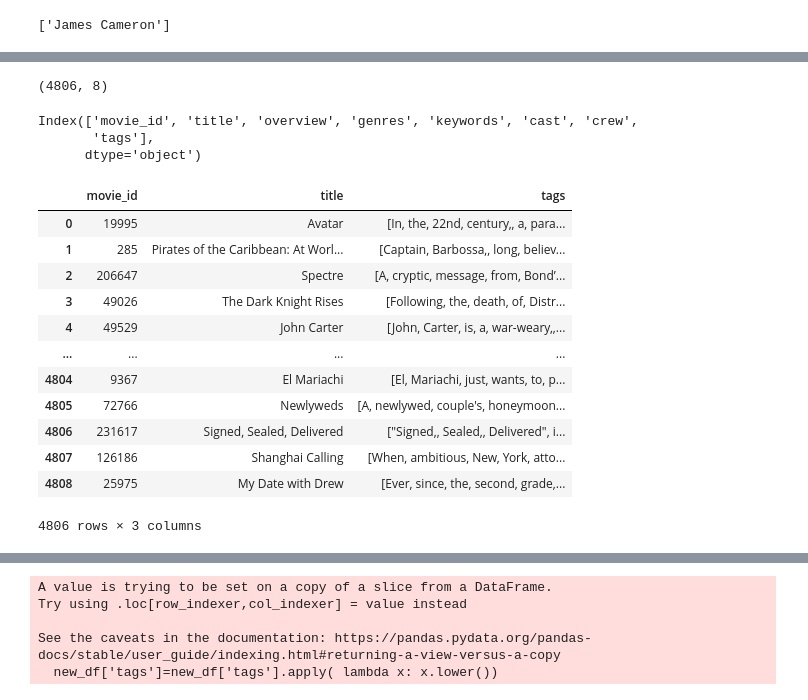
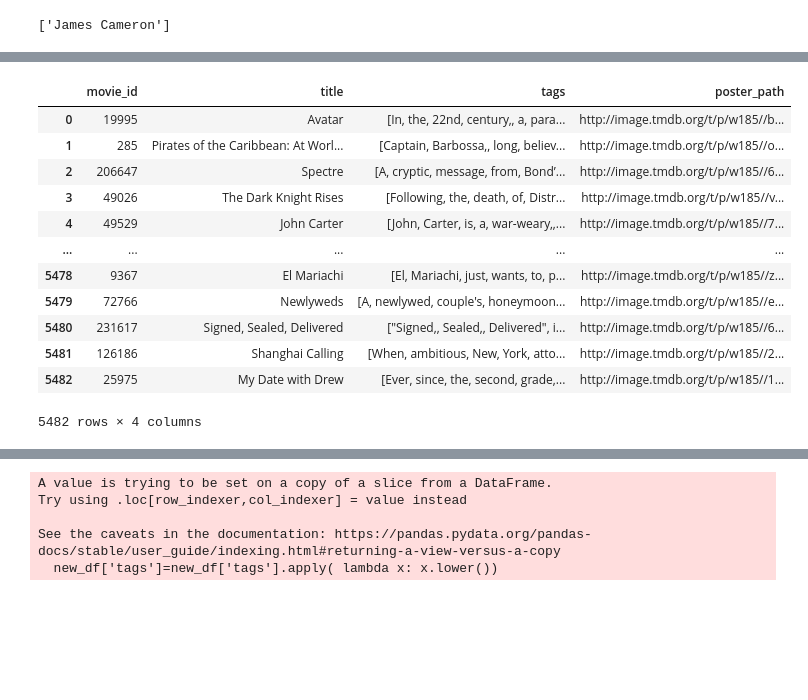
Before and after one commit to Zeeshan-99/Movie_recommender_System, a Jupyter notebook: analysis.ipynb, the cells around one changed output, grey strips where cells are left out. Drawn from its saved outputs; the diff is of its cells as text; code cells hidden in the pictures; blank space fills up the shorter version.

```diff
--- a/analysis.ipynb
+++ b/analysis.ipynb
@@ -23,0 +76,2 @@ movies.shape,credits.shape
+# %%
+df_mc.dropna(subset=['poster_path'],inplace=True)
@@ -23,0 +83,2 @@ movies.shape,credits.shape
+# %%
+df_mc['poster_path'] = df_mc['poster_path'].apply(extract_full_url)
@@ -24,3 +93,5 @@ movies.shape,credits.shape
+# %%
+movies=movies.merge(df_mc, on=['title'])
 # %%
 # movies.merge(credits, left_on='id', right_on='movie_id')
 movies=movies.merge(credits, on='title')
@@ -44,5 +107,5 @@ Index(['budget', 'genres', 'homepage', 'id', 'keywords', 'original_language',
 # %%
-movies=movies[['movie_id','title','overview','genres','keywords','cast','crew']]
+movies=movies[['movie_id','title','overview','genres','keywords','cast','crew','poster_path']]
 # %%
 movies.head(1)
 # %% [output]
@@ -144,30 +205,20 @@ movies.head()
-# %%
-movies.shape
-# %% [output]
-(4806, 8)
-# %%
-movies.columns
-# %% [output]
-Index(['movie_id', 'title', 'overview', 'genres', 'keywords', 'cast', 'crew',
-       'tags'],
-      dtype='object')
 # %%
-new_df= movies[['movie_id','title','tags']]
+new_df= movies[['movie_id','title','tags','poster_path']]
 new_df
 # %% [output]
-|  | movie_id | title | tags |
-| 0 | 19995 | Avatar | [In, the, 22nd, century,, a, para... |
-| 1 | 285 | Pirates of the Caribbean: At Worl... | [Captain, Barbossa,, long, believ... |
-| 2 | 206647 | Spectre | [A, cryptic, message, from, Bond’... |
-| 3 | 49026 | The Dark Knight Rises | [Following, the, death, of, Distr... |
-| 4 | 49529 | John Carter | [John, Carter, is, a, war-weary,,... |
-| ... | ... | ... | ... |
-| 4804 | 9367 | El Mariachi | [El, Mariachi, just, wants, to, p... |
-| 4805 | 72766 | Newlyweds | [A, newlywed, couple's, honeymoon... |
-| 4806 | 231617 | Signed, Sealed, Delivered | ["Signed,, Sealed,, Delivered", i... |
-| 4807 | 126186 | Shanghai Calling | [When, ambitious, New, York, atto... |
-| 4808 | 25975 | My Date with Drew | [Ever, since, the, second, grade,... |
+|  | movie_id | title | tags | poster_path |
+| 0 | 19995 | Avatar | [In, the, 22nd, century,, a, para... | http://image.tmdb.org/t/p/w185//b... |
+| 1 | 285 | Pirates of the Caribbean: At Worl... | [Captain, Barbossa,, long, believ... | http://image.tmdb.org/t/p/w185//o... |
+| 2 | 206647 | Spectre | [A, cryptic, message, from, Bond’... | http://image.tmdb.org/t/p/w185//6... |
+| 3 | 49026 | The Dark Knight Rises | [Following, the, death, of, Distr... | http://image.tmdb.org/t/p/w185//v... |
+| 4 | 49529 | John Carter | [John, Carter, is, a, war-weary,,... | http://image.tmdb.org/t/p/w185//7... |
+| ... | ... | ... | ... | ... |
+| 5478 | 9367 | El Mariachi | [El, Mariachi, just, wants, to, p... | http://image.tmdb.org/t/p/w185//z... |
+| 5479 | 72766 | Newlyweds | [A, newlywed, couple's, honeymoon... | http://image.tmdb.org/t/p/w185//e... |
+| 5480 | 231617 | Signed, Sealed, Delivered | ["Signed,, Sealed,, Delivered", i... | http://image.tmdb.org/t/p/w185//6... |
+| 5481 | 126186 | Shanghai Calling | [When, ambitious, New, York, atto... | http://image.tmdb.org/t/p/w185//2... |
+| 5482 | 25975 | My Date with Drew | [Ever, since, the, second, grade,... | http://image.tmdb.org/t/p/w185//1... |
-4806 rows × 3 columns
+5482 rows × 4 columns
 # %%
 new_df['tags']=new_df['tags'].apply( lambda x : " ".join(x))
 new_df
```
Also changed, not shown: parts of 50 cells of this notebook, 5 other files.
